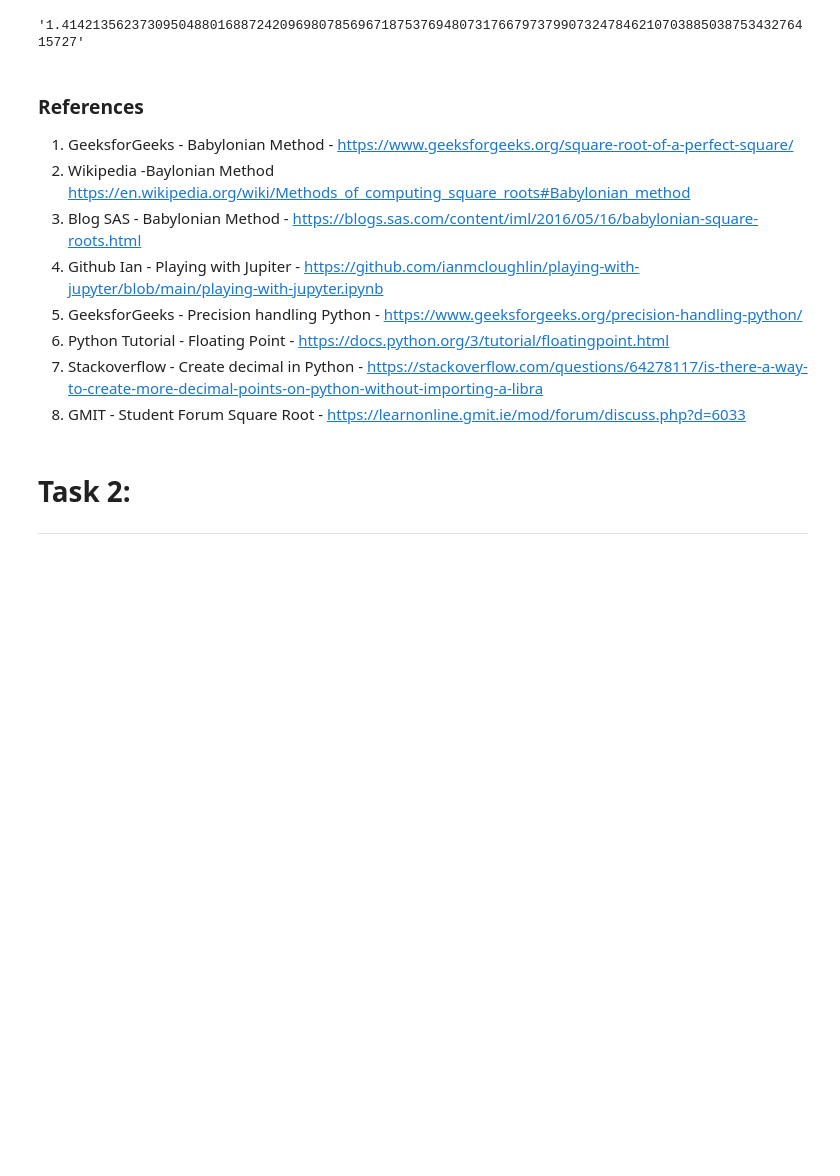
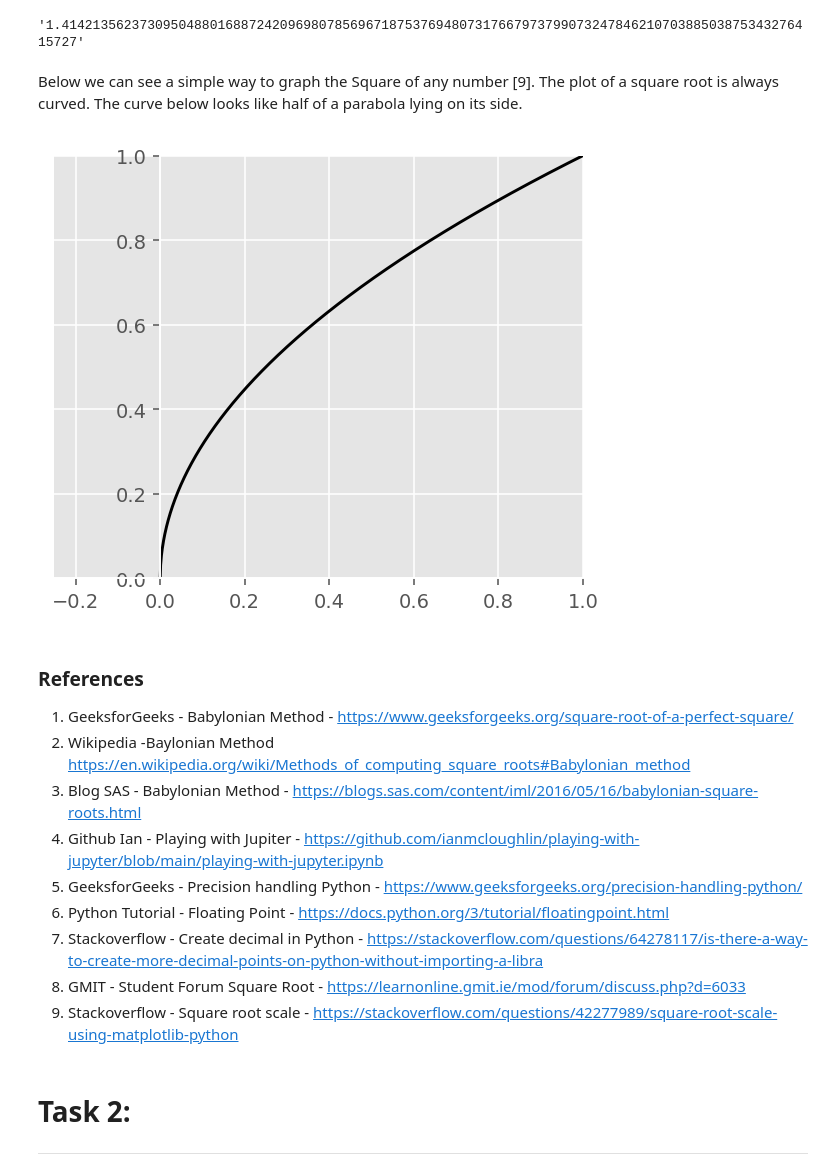
Before and after one commit to Katylub/Machine-Learning-2020, a Jupyter notebook: Machine Learning.ipynb, the cells around one changed output. Cells and saved outputs as stored; diff of their text form; code cells hidden in the pictures; blank space fills up the shorter version.

```diff
--- a/Machine Learning.ipynb
+++ b/Machine Learning.ipynb
@@ -86,6 +86,38 @@ def sqrt2():
 sqrt2()
 # %% [output]
 '1.4142135623730950488016887242096980785696718753769480731766797379907324784621070388503875343276415727'
+# %% [markdown]
+Below we can see a simple way to graph the Square of any number [9]. The plot of a square root is always curved. The curve below looks like half of a parabola lying on its side.
+# %%
+import numpy as np
+from matplotlib import pyplot as plt
+
+plt.rcParams["figure.dpi"] = 140
+
+fig, ax = plt.subplots()
+ax.spines["left"].set_position("zero")
+ax.spines["bottom"].set_position("zero")
+ax.spines["right"].set_color("none")
+ax.spines["top"].set_color("none")
+ax.xaxis.set_ticks_position("bottom")
+ax.yaxis.set_ticks_position("left")
+
+origin = [0, 0]
+
+# 45
+plt.plot(
+    np.linspace(0, 1, 1000),
+    np.sqrt(np.linspace(0, 1, 1000)),
+    color="k",
+)
+
+ax.set_aspect("equal")
+plt.xlim(-0.25, 1)
+plt.ylim(0, 1)
+plt.yticks(ticks=np.linspace(0, 1, 6))
+plt.show()
+# %% [output]
+[figure, added]
 # %% [markdown]
 ### References
 
@@ -97,6 +129,7 @@ sqrt2()
 6. Python Tutorial - Floating Point - https://docs.python.org/3/tutorial/floatingpoint.html
 7. Stackoverflow - Create decimal in Python - https://stackoverflow.com/questions/64278117/is-there-a-way-to-create-more-decimal-points-on-python-without-importing-a-libra
 8. GMIT - Student Forum Square Root - https://learnonline.gmit.ie/mod/forum/discuss.php?d=6033
+9. Stackoverflow - Square root scale - https://stackoverflow.com/questions/42277989/square-root-scale-using-matplotlib-python
 # %% [markdown]
 
 # Task 2:
```
Also changed, not shown: parts of 9 cells of this notebook.
